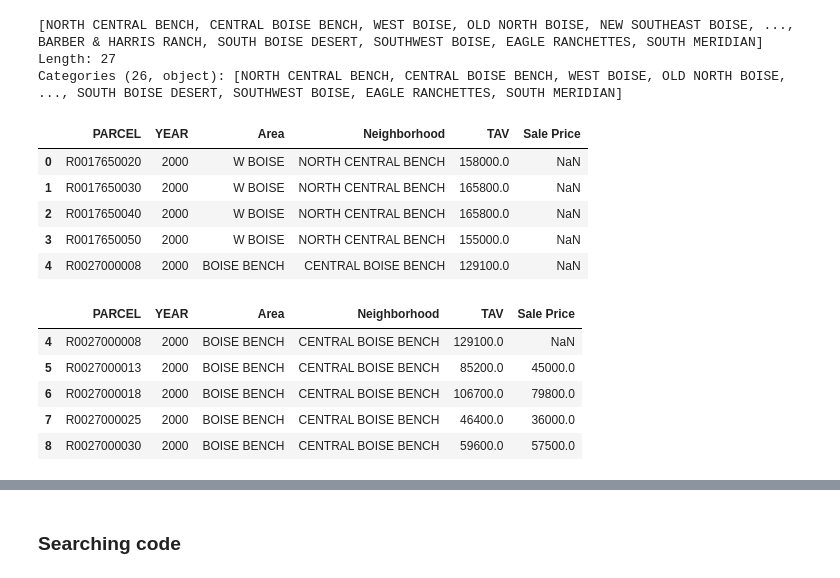
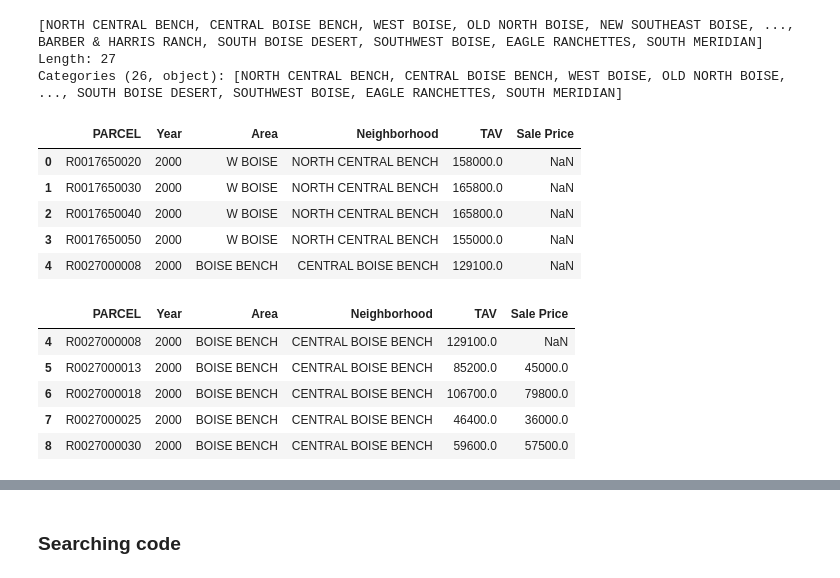
Before and after one commit to b-a-delight/Senior-Project, a Jupyter notebook: Data-Exploration.ipynb, the cells around one changed output, grey strips where cells are left out. Saved outputs shown, nothing was run; the diff lists cells and outputs as text; code cells hidden in the pictures.

```diff
--- a/Data-Exploration.ipynb
+++ b/Data-Exploration.ipynb
@@ -49,10 +64,10 @@ Length: 27
 Categories (26, object): [NORTH CENTRAL BENCH, CENTRAL BOISE BENCH, WEST BOISE, OLD NORTH BOISE, ..., SOUTH BOISE DESERT, SOUTHWEST BOISE, EAGLE RANCHETTES, SOUTH MERIDIAN]
 # %%
 # Abbreviated dataframe for all of the parcels
-short_house = df_hd[['PARCEL','YEAR','Area','Neighborhood','TAV','Sale Price']]
+short_house = df_hd[['PARCEL','Year','Area','Neighborhood','TAV','Sale Price']]
 short_house.head()
 # %% [output]
-|  | PARCEL | YEAR | Area | Neighborhood | TAV | Sale Price |
+|  | PARCEL | Year | Area | Neighborhood | TAV | Sale Price |
 | 0 | R0017650020 | 2000 | W BOISE | NORTH CENTRAL BENCH | 158000.0 | NaN |
 | 1 | R0017650030 | 2000 | W BOISE | NORTH CENTRAL BENCH | 165800.0 | NaN |
 | 2 | R0017650040 | 2000 | W BOISE | NORTH CENTRAL BENCH | 165800.0 | NaN |
@@ -64,7 +79,7 @@ myN = short_house[short_house['Neighborhood'] == 'CENTRAL BOISE BENCH']
 myN.to_pickle('myN.pkl')
 myN.head()
 # %% [output]
-|  | PARCEL | YEAR | Area | Neighborhood | TAV | Sale Price |
+|  | PARCEL | Year | Area | Neighborhood | TAV | Sale Price |
 | 4 | R0027000008 | 2000 | BOISE BENCH | CENTRAL BOISE BENCH | 129100.0 | NaN |
 | 5 | R0027000013 | 2000 | BOISE BENCH | CENTRAL BOISE BENCH | 85200.0 | 45000.0 |
 | 6 | R0027000018 | 2000 | BOISE BENCH | CENTRAL BOISE BENCH | 106700.0 | 79800.0 |
```
Also changed, not shown: parts of 27 cells of this notebook.
